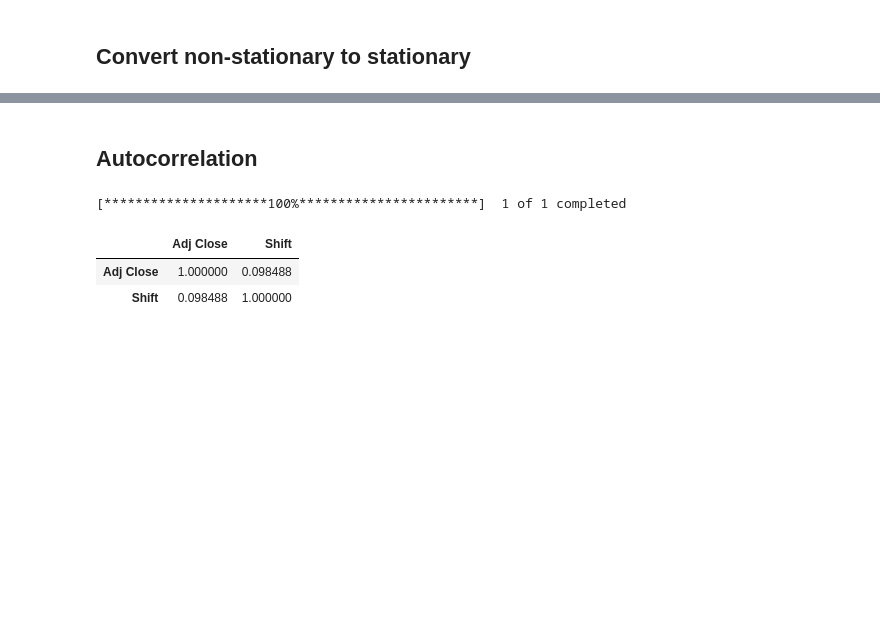
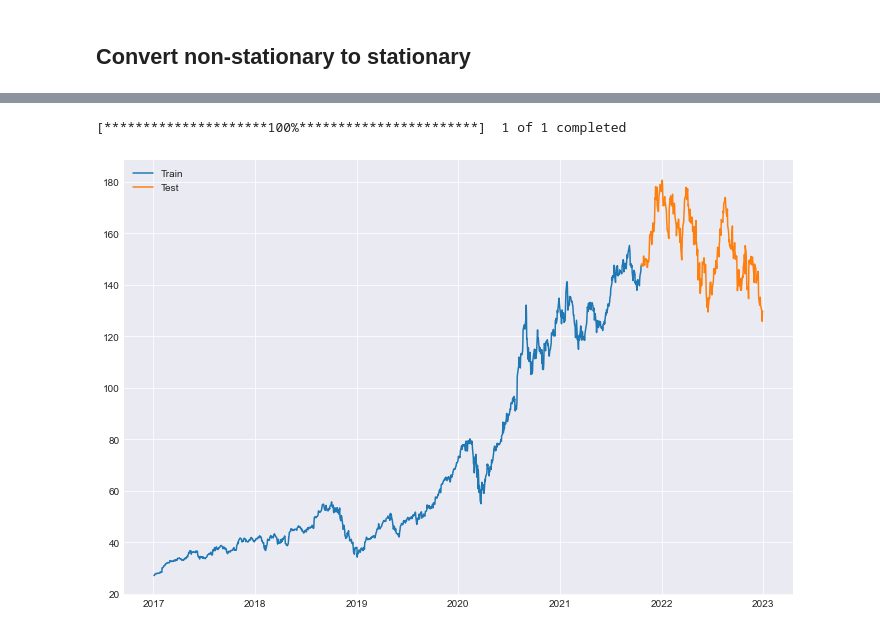
Before and after one commit to rahulakrish/portfolio_builder, a Jupyter notebook: notebook.ipynb, the cells around one changed output, grey strips where cells are left out. Drawn from its saved outputs; the diff is of its cells as text; code cells hidden in the pictures; blank space fills up the shorter version.

```diff
--- a/notebook.ipynb
+++ b/notebook.ipynb
@@ -226,24 +229,22 @@ differencing('AAPL')
  #Lags Used                   1.000000e+01
  Number of Observations Used  1.498000e+03)
 [figure]
-# %% [markdown]
-## Autocorrelation
-# %%
-aapl = yf.download('AAPL',start=start_date,end=end_date)
-aapl = aapl_df.loc[:,['Adj Close']]
-# %% [output]
-[*********************100%***********************]  1 of 1 completed
-# %%
-#diff with periods=30
-aapl_close_diff = aapl_close.diff(periods=30)
-aapl_close_diff.head()
-aapl_close_diff.rename(columns = {'Adj Close': 'Shift'},inplace=True)
-
-#joining and checking for corr
-joined_df = pd.concat([aapl_close,aapl_close_diff],axis=1)
-joined_df.dropna(inplace=True)
-joined_df.corr()
-# %% [output]
-|  | Adj Close | Shift |
-| Adj Close | 1.000000 | 0.098488 |
-| Shift | 0.098488 | 1.000000 |
+# %%
+#splitting the data into train and test sets
+df = yf.download('AAPL',start=start_date,end=end_date)
+df = df.loc[:,['Adj Close']]
+
+
+#creating a cutoff for train and test sets
+cutoff = round(df.shape[0]*0.8)
+train = df[:cutoff]
+test = df[cutoff:]
+
+#plot the sets
+fig,ax = plt.subplots(figsize=(12,8))
+ax.plot(train,label='Train');
+ax.plot(test,label='Test');
+ax.legend(loc=2);
+# %% [output]
+[*********************100%***********************]  1 of 1 completed
+[figure, added]
```
Also changed, not shown: parts of 4 cells of this notebook.
